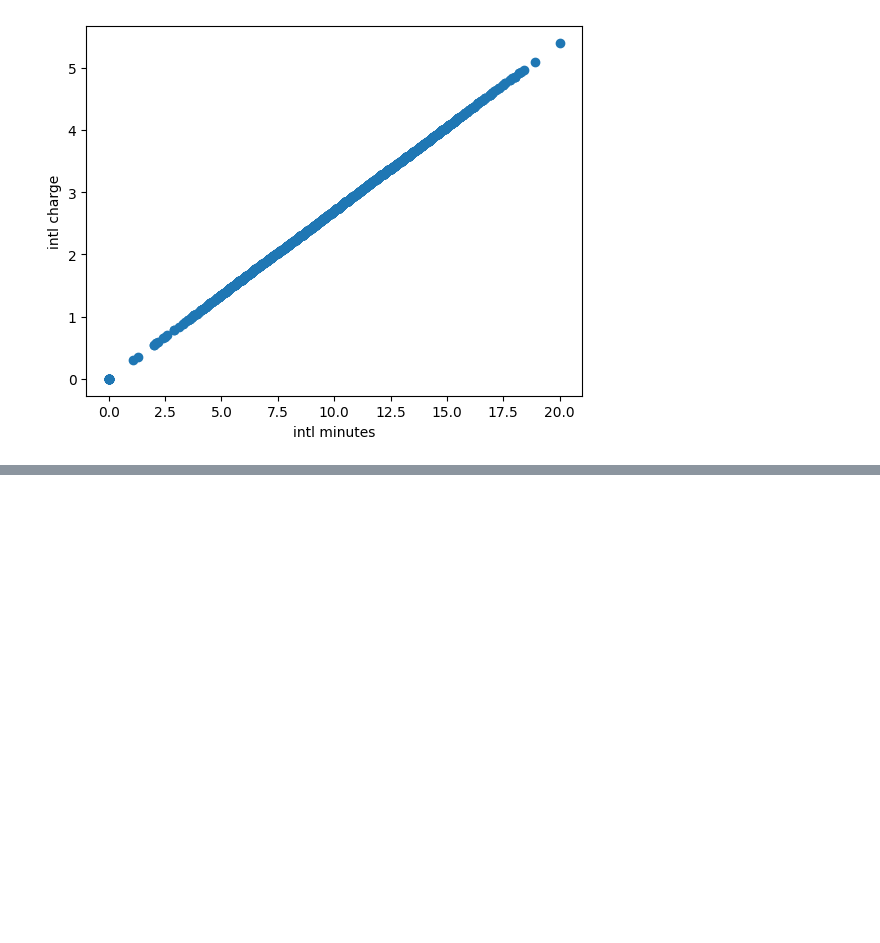
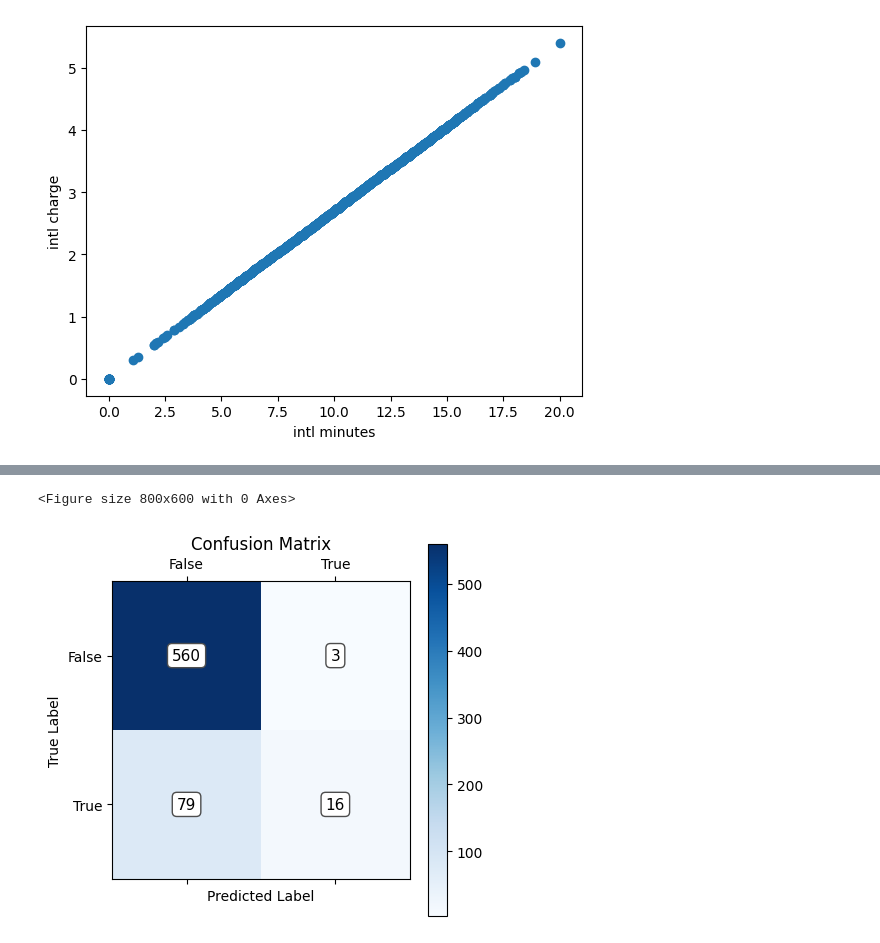
Before and after one commit to Mngambi/phase3_project, a Jupyter notebook: Project.ipynb, the cells around one changed output, grey strips where cells are left out. Drawn from its saved outputs; the diff is of its cells as text; code cells hidden in the pictures; blank space fills up the shorter version.

```diff
--- a/Project.ipynb
+++ b/Project.ipynb
@@ -846,0 +1010,20 @@ print(correlation)
+# %%
+
+cm = confusion_matrix(y_true, y_pred)
+
+# Plot confusion matrix
+plt.figure(figsize=(8, 6))
+plt.matshow(cm, cmap=plt.cm.Blues)
+plt.colorbar()
+for i in range(cm.shape[0]):
+  for j in range(cm.shape[1]):
+    plt.text(j, i, cm[i, j], ha='center', va='center', fontsize=11, bbox=dict(boxstyle='round', facecolor='white', edgecolor='0.3'))
+plt.xlabel('Predicted Label')
+plt.ylabel('True Label')
+plt.title('Confusion Matrix')
+plt.xticks(range(len(np.unique(y_true))), np.unique(y_true))
+plt.yticks(range(len(np.unique(y_true))), np.unique(y_true))
+plt.show()
+# %% [output]
+<Figure size 800x600 with 0 Axes>
+[figure, added]
```
Also changed, not shown: parts of 15 cells of this notebook.
